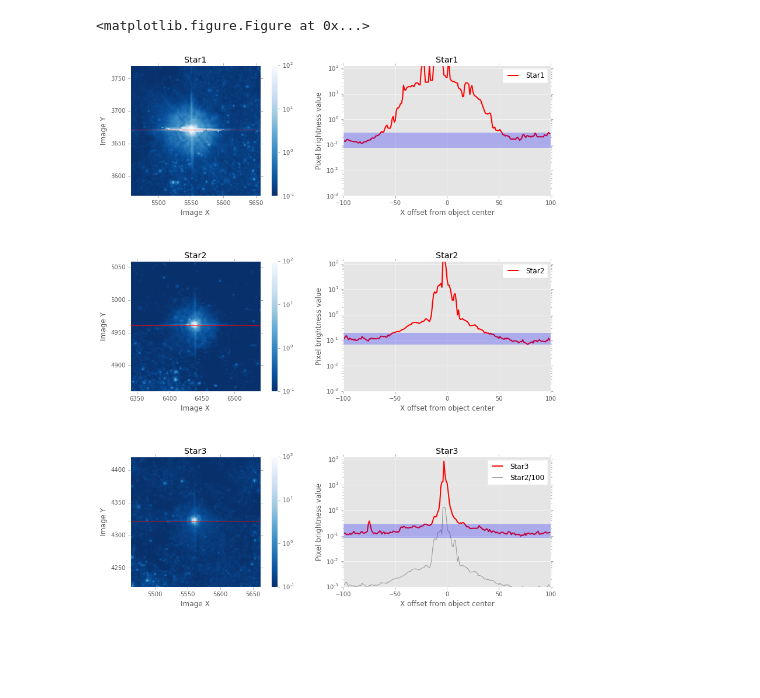
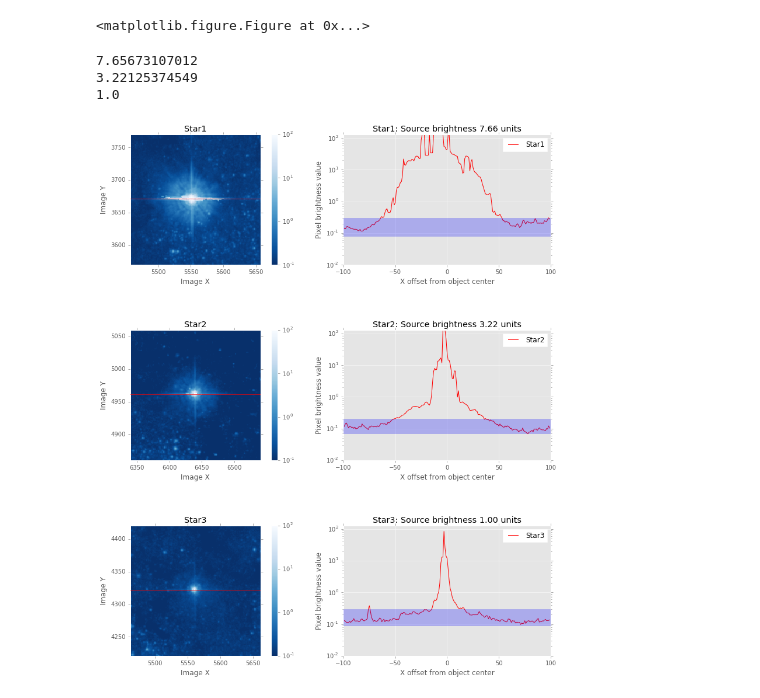
Before and after one commit to willclarkson/dearbornHLAscratch, a Jupyter notebook: notebooks/stampsPSF_2016-07-07.ipynb, the cells around one changed output. Cells and saved outputs as stored; diff of their text form; code cells hidden in the pictures; blank space fills up the shorter version.

```diff
--- a/notebooks/stampsPSF_2016-07-07.ipynb
+++ b/notebooks/stampsPSF_2016-07-07.ipynb
@@ -66,7 +66,7 @@ stampSz = [200, 200]
 constYrange = True
 bigBright = False
 readVertical = True
-showTemplate = True # looks nice but doesn't show what you want it to show!
+showTemplate = False # looks nice but doesn't show what you want it to show!
 showPath = True
 # %%
 fig = plt.figure(1, figsize=(13,5))
@@ -91,6 +91,15 @@ xCurves = []
 yCurves = []
 
 for iPatch in range(len(tStars)):
+
+    # if we have it, estimate brightness
+    haveBri = False
+    sBri = ''
+    if 'MAG' in tStars.colnames:
+        thisMag = tStars['MAG'][iPatch]
+        thisFlu = 2.512**(0.-thisMag + 18.17)
+        print thisFlu
+        sBri = ': Source brightness %.2f units' % (thisFlu)
 
     # set the postage stamp array
     xc = tStars['X'][iPatch]
@@ -152,7 +161,10 @@ for iPatch in range(len(tStars)):
     yHis = [100., 3.5, 0.7]
 
     if constYrange:
-        yLos = np.repeat(1e-3, 3)
+        yLowest = 1e-3
+        if not showTemplate:
+            yLowest = 1e-2
+        yLos = np.repeat(yLowest, 3)
         yHis = np.repeat(130.,3)   # was 150
     plt.ylim(yLos[iPatch], yHis[iPatch])
     plt.xlim(iLo-xc, iHi-xc)
@@ -162,7 +174,7 @@ for iPatch in range(len(tStars)):
             #plt.plot(xCurves[0], yCurves[0]*0.015 - 1., color='0.6')
 
         if iPatch == 2:
-            fact = 100.
+            fact = 100.  # was 100
             plt.plot(xCurves[1], yCurves[1] / fact, color='0.6', label='Star2/%i' % (fact))
             #plt.annotate('Gray thin:', \
             #             (0.02,0.17), xycoords='axes fraction', \
@@ -175,32 +187,35 @@ for iPatch in range(len(tStars)):
     l = plt.legend()
     #txt = l.get_texts()
     #txt.set_color('0.6')
     l.get_frame().set_facecolor('w')
 
 
     # filler for "noise" level
     alphaPoly = 0.25
     noiseLo = [0.08, 0.07, 0.09]
     noiseHi = [0.3, 0.2, 0.3]
 
     if iPatch < 1 and not constYrange:
         alphaPoly = 0.85
 
     yLo = noiseLo[iPatch]
     yHi = noiseHi[iPatch]
 
     xPoly = np.array([iLo, iHi, iHi, iLo, iLo])-xc
     yPoly = np.array([yLo, yLo, yHi, yHi, yLo])
 
     plt.fill(xPoly, yPoly, zorder=10, alpha=alphaPoly, color=cNoise)
 
     plt.gca().set_yscale('log')
 
     plt.xlabel('X offset from object center')
     plt.ylabel('Pixel brightness value')
-    plt.title('Star%i' % (iPatch+1))
+    plt.title('Star%i%s' % (iPatch+1, sBri))
 
 # save the figure to disk
 plt.savefig('TEST_stamps.png')
 # %% [output]
+7.65673107012
+3.22125374549
+1.0
-[figure, old version]
+[figure, new version]
```
Also changed, not shown: parts of 1 cell of this notebook, 2 other files.
